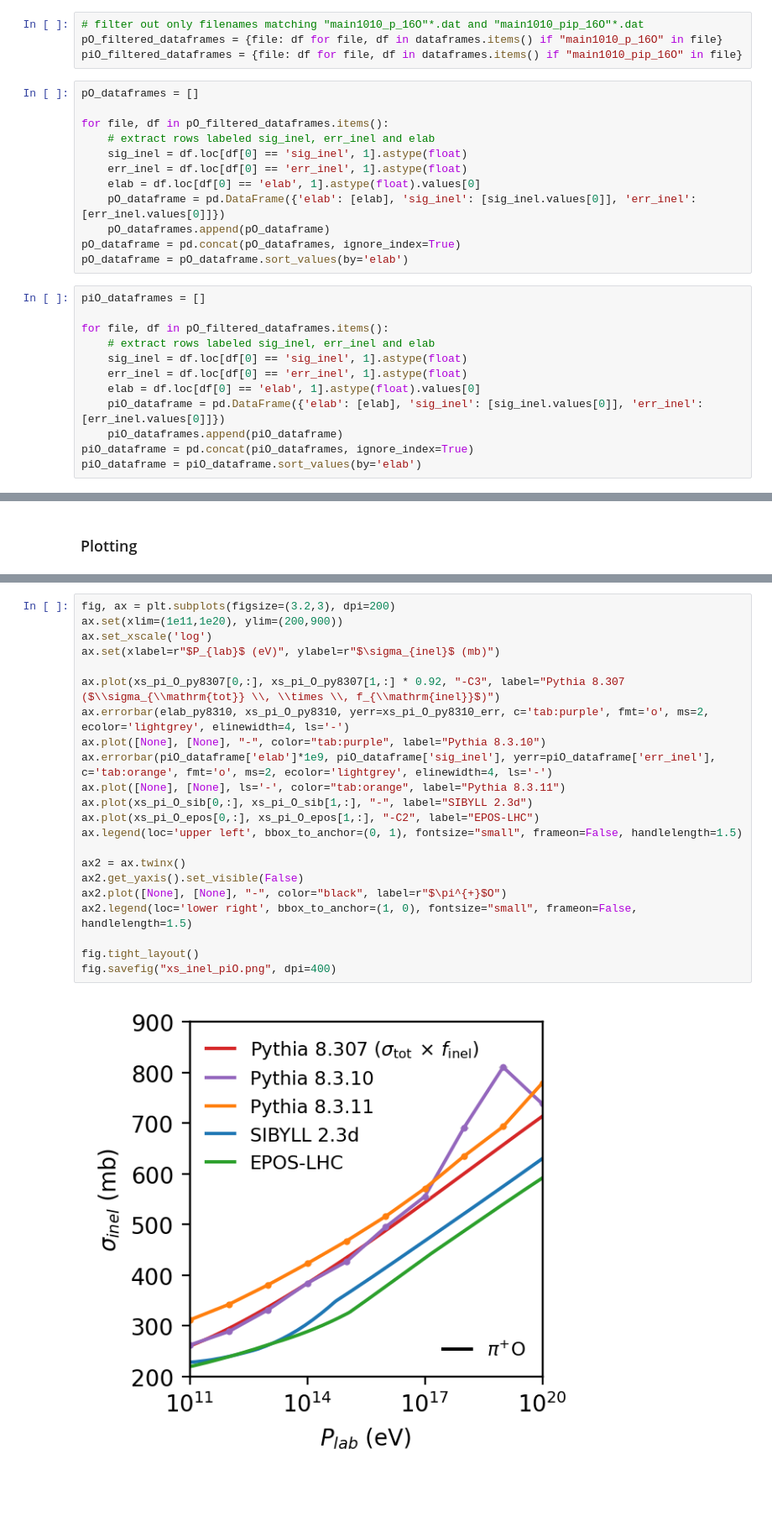
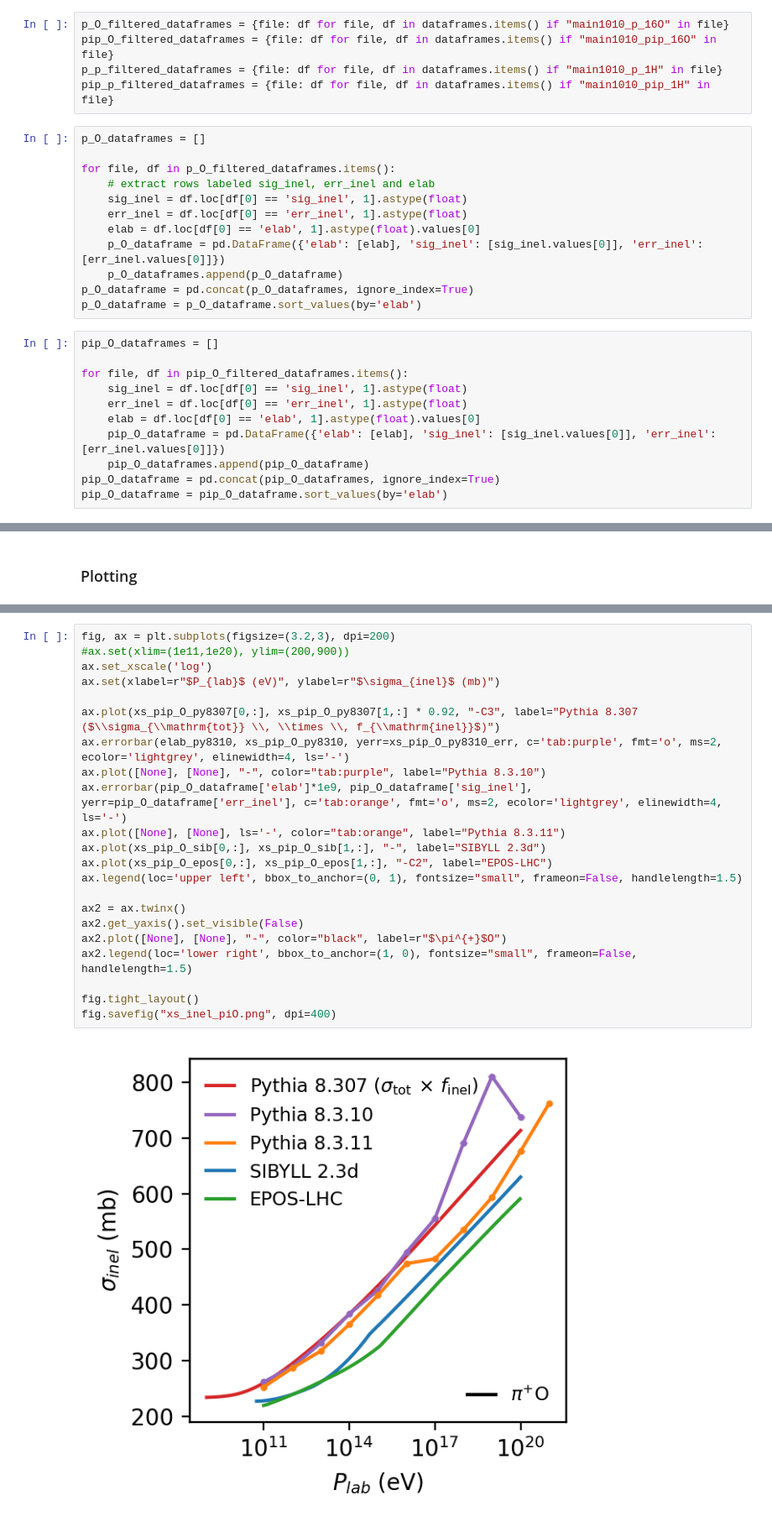
Before and after one commit to gaudu/pythia8311, a Jupyter notebook: examples/pythia8311_xsec_plotting.ipynb, the cells around one changed output, grey strips where cells are left out. Shown at 84% size. Cells and saved outputs as stored; diff of their text form; blank space fills up the shorter version.

Commit message:
update $\pi^{+}$O plot + naming scheme across dataframes/lists + add pp and $\pi^{+}$p contributions

```diff
--- a/examples/pythia8311_xsec_plotting.ipynb
+++ b/examples/pythia8311_xsec_plotting.ipynb
@@ -64,28 +66,28 @@ elab_py8310 = [1e+11, 1e+12, 1e+13, 1e+14, 1e+15, 1e+16, 1e+17, 1e+18, 1e+19, 1e
 # %%
-# filter out only filenames matching "main1010_p_16O"*.dat and "main1010_pip_16O"*.dat
-pO_filtered_dataframes = {file: df for file, df in dataframes.items() if "main1010_p_16O" in file}
-piO_filtered_dataframes = {file: df for file, df in dataframes.items() if "main1010_pip_16O" in file}
+p_O_filtered_dataframes = {file: df for file, df in dataframes.items() if "main1010_p_16O" in file}
+pip_O_filtered_dataframes = {file: df for file, df in dataframes.items() if "main1010_pip_16O" in file}
+p_p_filtered_dataframes = {file: df for file, df in dataframes.items() if "main1010_p_1H" in file}
+pip_p_filtered_dataframes = {file: df for file, df in dataframes.items() if "main1010_pip_1H" in file}
 # %%
-pO_dataframes = []
+p_O_dataframes = []
 
-for file, df in pO_filtered_dataframes.items():
+for file, df in p_O_filtered_dataframes.items():
     # extract rows labeled sig_inel, err_inel and elab
     sig_inel = df.loc[df[0] == 'sig_inel', 1].astype(float)
     err_inel = df.loc[df[0] == 'err_inel', 1].astype(float)
     elab = df.loc[df[0] == 'elab', 1].astype(float).values[0]
-    pO_dataframe = pd.DataFrame({'elab': [elab], 'sig_inel': [sig_inel.values[0]], 'err_inel': [err_inel.values[0]]})
-    pO_dataframes.append(pO_dataframe)
-pO_dataframe = pd.concat(pO_dataframes, ignore_index=True)
-pO_dataframe = pO_dataframe.sort_values(by='elab')
+    p_O_dataframe = pd.DataFrame({'elab': [elab], 'sig_inel': [sig_inel.values[0]], 'err_inel': [err_inel.values[0]]})
+    p_O_dataframes.append(p_O_dataframe)
+p_O_dataframe = pd.concat(p_O_dataframes, ignore_index=True)
+p_O_dataframe = p_O_dataframe.sort_values(by='elab')
 # %%
-piO_dataframes = []
+pip_O_dataframes = []
 
-for file, df in pO_filtered_dataframes.items():
-    # extract rows labeled sig_inel, err_inel and elab
+for file, df in pip_O_filtered_dataframes.items():
     sig_inel = df.loc[df[0] == 'sig_inel', 1].astype(float)
     err_inel = df.loc[df[0] == 'err_inel', 1].astype(float)
     elab = df.loc[df[0] == 'elab', 1].astype(float).values[0]
-    piO_dataframe = pd.DataFrame({'elab': [elab], 'sig_inel': [sig_inel.values[0]], 'err_inel': [err_inel.values[0]]})
-    piO_dataframes.append(piO_dataframe)
-piO_dataframe = pd.concat(piO_dataframes, ignore_index=True)
-piO_dataframe = piO_dataframe.sort_values(by='elab')
+    pip_O_dataframe = pd.DataFrame({'elab': [elab], 'sig_inel': [sig_inel.values[0]], 'err_inel': [err_inel.values[0]]})
+    pip_O_dataframes.append(pip_O_dataframe)
+pip_O_dataframe = pd.concat(pip_O_dataframes, ignore_index=True)
+pip_O_dataframe = pip_O_dataframe.sort_values(by='elab')
@@ -129,25 +141,25 @@ fig.savefig("xs_inel_pO.png", dpi=400)
 [figure]
 # %%
 fig, ax = plt.subplots(figsize=(3.2,3), dpi=200)
-ax.set(xlim=(1e11,1e20), ylim=(200,900))
+#ax.set(xlim=(1e11,1e20), ylim=(200,900))
 ax.set_xscale('log')
 ax.set(xlabel=r"$P_{lab}$ (eV)", ylabel=r"$\sigma_{inel}$ (mb)")
 
-ax.plot(xs_pi_O_py8307[0,:], xs_pi_O_py8307[1,:] * 0.92, "-C3", label="Pythia 8.307 ($\\sigma_{\\mathrm{tot}} \\, \\times \\, f_{\\mathrm{inel}}$)")
-ax.errorbar(elab_py8310, xs_pi_O_py8310, yerr=xs_pi_O_py8310_err, c='tab:purple', fmt='o', ms=2, ecolor='lightgrey', elinewidth=4, ls='-')
+ax.plot(xs_pip_O_py8307[0,:], xs_pip_O_py8307[1,:] * 0.92, "-C3", label="Pythia 8.307 ($\\sigma_{\\mathrm{tot}} \\, \\times \\, f_{\\mathrm{inel}}$)")
+ax.errorbar(elab_py8310, xs_pip_O_py8310, yerr=xs_pip_O_py8310_err, c='tab:purple', fmt='o', ms=2, ecolor='lightgrey', elinewidth=4, ls='-')
 ax.plot([None], [None], "-", color="tab:purple", label="Pythia 8.3.10")
-ax.errorbar(piO_dataframe['elab']*1e9, piO_dataframe['sig_inel'], yerr=piO_dataframe['err_inel'], c='tab:orange', fmt='o', ms=2, ecolor='lightgrey', elinewidth=4, ls='-')
+ax.errorbar(pip_O_dataframe['elab']*1e9, pip_O_dataframe['sig_inel'], yerr=pip_O_dataframe['err_inel'], c='tab:orange', fmt='o', ms=2, ecolor='lightgrey', elinewidth=4, ls='-')
 ax.plot([None], [None], ls='-', color="tab:orange", label="Pythia 8.3.11")
-ax.plot(xs_pi_O_sib[0,:], xs_pi_O_sib[1,:], "-", label="SIBYLL 2.3d")
-ax.plot(xs_pi_O_epos[0,:], xs_pi_O_epos[1,:], "-C2", label="EPOS-LHC")
+ax.plot(xs_pip_O_sib[0,:], xs_pip_O_sib[1,:], "-", label="SIBYLL 2.3d")
+ax.plot(xs_pip_O_epos[0,:], xs_pip_O_epos[1,:], "-C2", label="EPOS-LHC")
 ax.legend(loc='upper left', bbox_to_anchor=(0, 1), fontsize="small", frameon=False, handlelength=1.5)
 
 ax2 = ax.twinx()
 ax2.get_yaxis().set_visible(False)
 ax2.plot([None], [None], "-", color="black", label=r"$\pi^{+}$O")
 ax2.legend(loc='lower right', bbox_to_anchor=(1, 0), fontsize="small", frameon=False, handlelength=1.5)
 
 fig.tight_layout()
 fig.savefig("xs_inel_piO.png", dpi=400)
 # %% [output]
-[figure, old version]
+[figure, new version]
```
Also changed, not shown: parts of 7 cells of this notebook, 1 other file.
